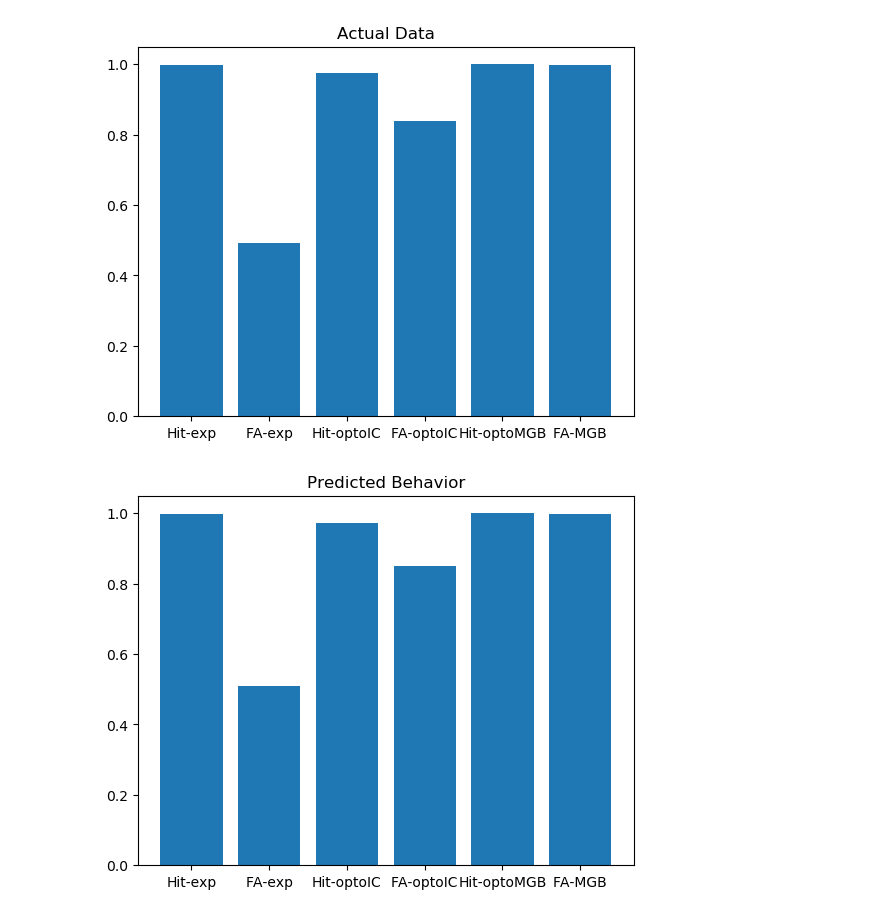
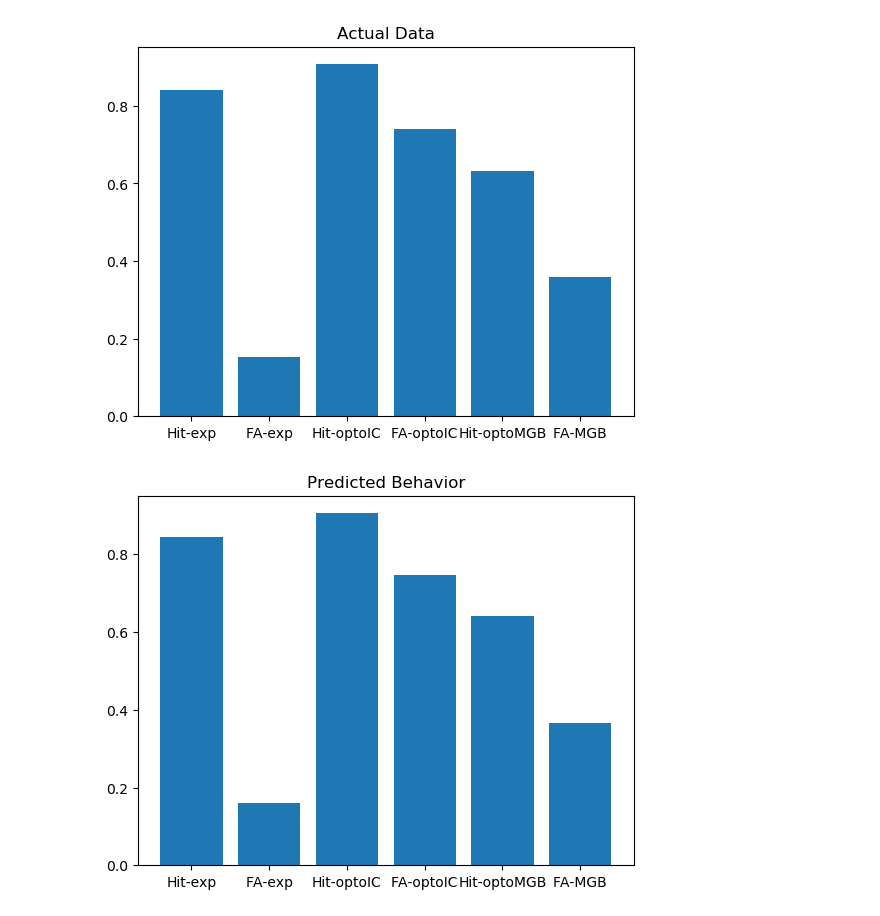
Before and after one commit to thekuchibhotlalab/buildSDT, a Jupyter notebook: runSDT.ipynb, the cells around one changed output. Saved outputs shown, nothing was run; the diff lists cells and outputs as text; code cells hidden in the pictures.

```diff
--- a/runSDT.ipynb
+++ b/runSDT.ipynb
@@ -8,12 +8,12 @@ def four_param_model(x): # IC variance, MGB gain, criteria (no light), criteria
     MGBgain = x[1]
     cri = x[2]
     cri_opto = x[3]
-    IC = build_distribution(2, ICvar, 0, ICvar)
-    MGB = build_distribution(2, ICvar / MGBgain, 0, ICvar / MGBgain)
+    IC = build_distribution(1, ICvar, -1, ICvar)
+    MGB = build_distribution(1, ICvar / MGBgain, -1, ICvar / MGBgain)
 
     expert = apply_criteria(MGB, cri)
     opto_IC = apply_criteria(IC, cri_opto)
-    opto_MGB = apply_criteria(MGB, cri_opto)
+    opto_MGB = apply_criteria(IC, cri)
 
     return np.array([expert['hit'], expert['fa'], opto_IC['hit'], opto_IC['fa'], opto_MGB['hit'], opto_MGB['fa']])
 
@@ -32,33 +32,33 @@ def build_distribution(t_mean, t_std, f_mean, f_std):
         'label': label
     }
 
 def my_error(x, y):
     return np.sum((y - four_param_model(x)) ** 2)
 
 def apply_criteria(distribution, criterion):
     hits = np.mean(distribution['target'] > criterion)
     false_alarms = np.mean(distribution['foil'] > criterion)
     return {'hit': hits, 'fa': false_alarms}
 
 # Initial parameters
-initial_guess = np.array([2, 2, 0, -2]) # IC variance, MGB gain, criteria (no light), criteria (light)
+initial_guess = np.array([3, 3, 0, -3]) # IC variance, MGB gain, criteria (no light), criteria (light)
 y = np.array([0.9, 0.1, 0.9, 0.9, 0.6, 0.4])
 
 out = four_param_model(initial_guess) # Actual Data
 plt.figure()
 plt.bar(range(1, 7), out)
 plt.title('Actual Data')
 plt.xticks(range(1, 7), ['Hit-exp', 'FA-exp', 'Hit-optoIC', 'FA-optoIC', 'Hit-optoMGB', 'FA-MGB'])
 plt.show()
 
 # Minimize the error function
 result = minimize(my_error, initial_guess, args=(y,), bounds=[(1e-6, 100), (1e-6, 100), (-100, 100), (-100, 100)])
 pred_behav = four_param_model(result.x) # Predicted Behavior
 plt.figure()
 plt.bar(range(1, 7), pred_behav)
 plt.title('Predicted Behavior')
 plt.xticks(range(1, 7), ['Hit-exp', 'FA-exp', 'Hit-optoIC', 'FA-optoIC', 'Hit-optoMGB', 'FA-MGB'])
 plt.show()
 # %% [output]
-[figure, old version]
+[figure, new version]
-[figure, old version]
+[figure, new version]
```
Also changed, not shown: parts of 1 cell of this notebook.
